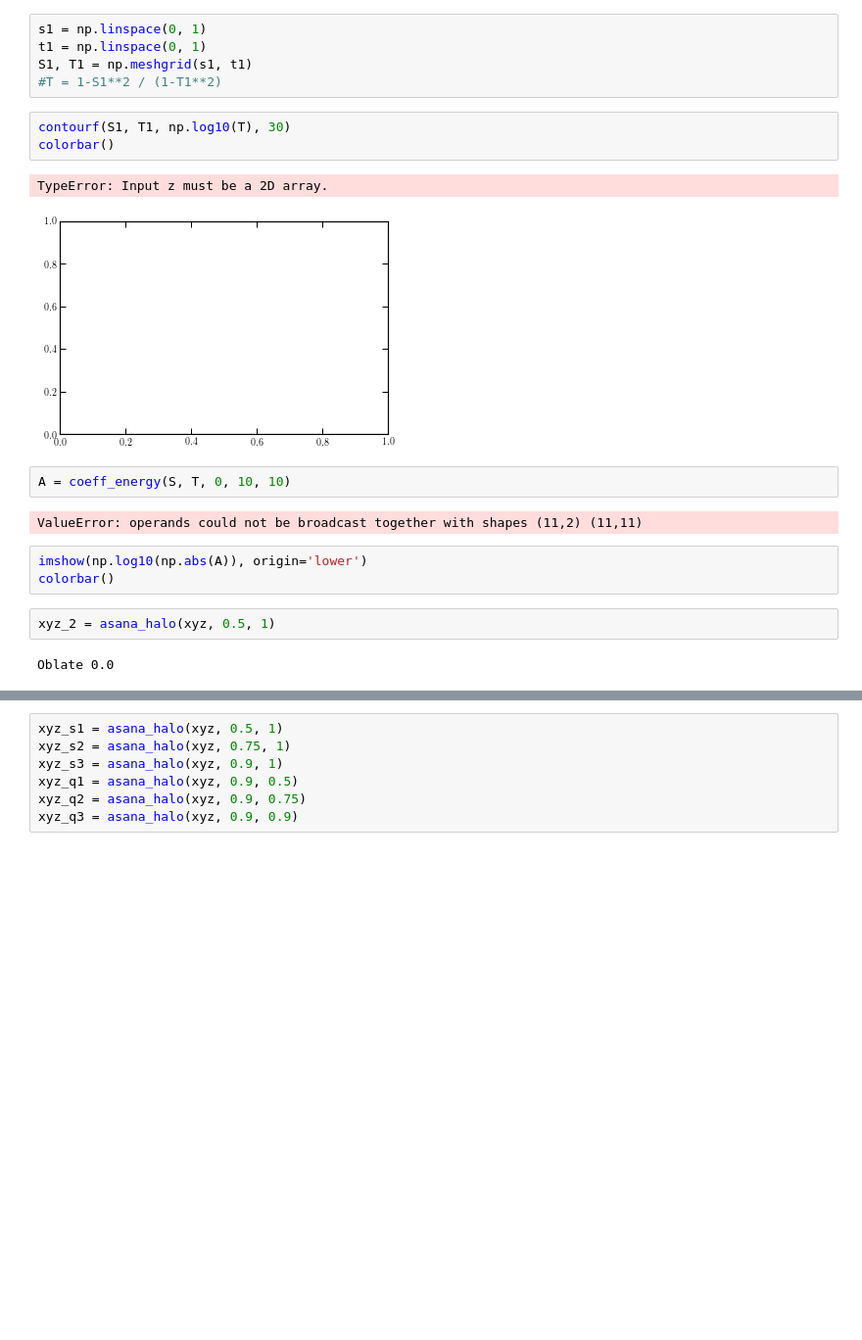
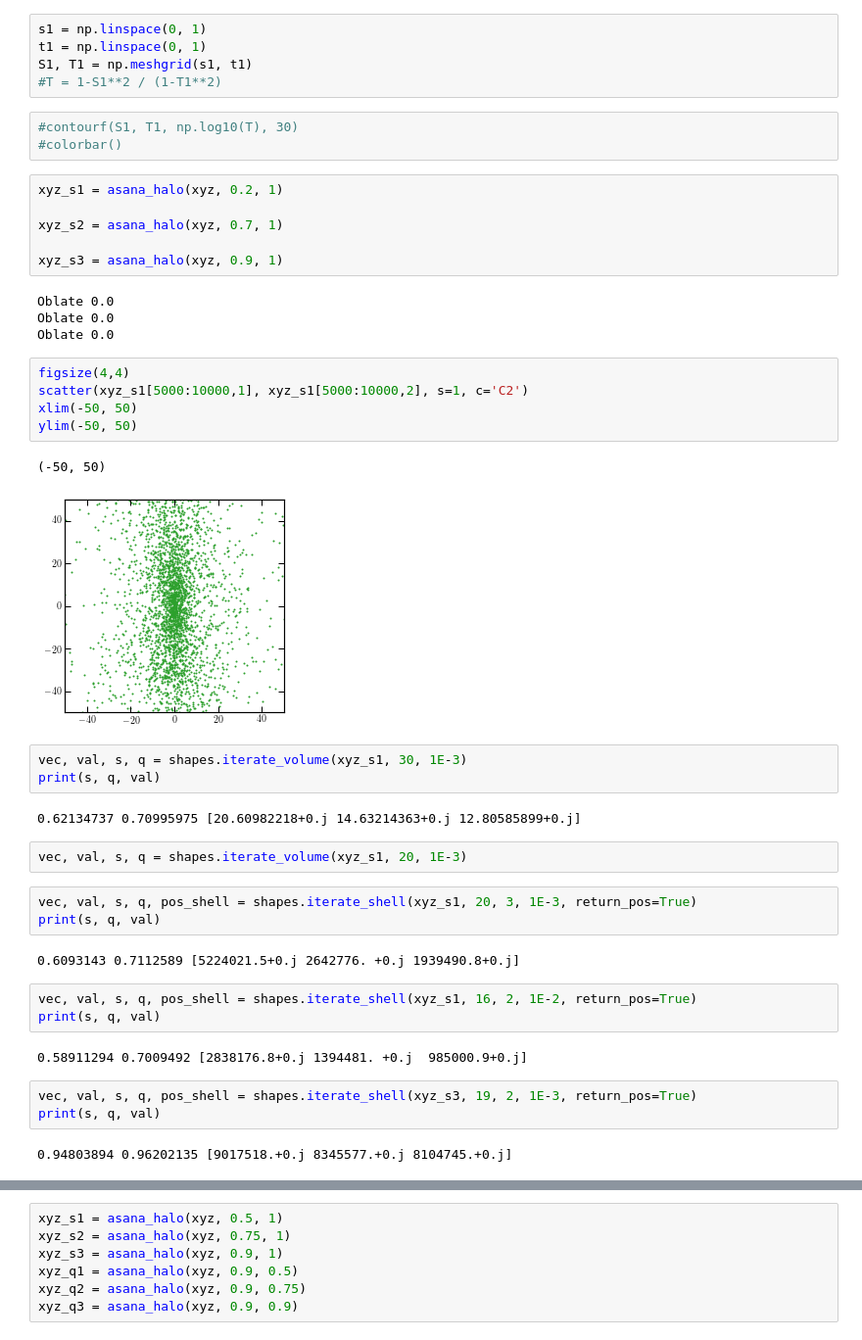
Before and after one commit to jngaravitoc/MW-LMC-SCF, a Jupyter notebook: code/halo_shape/triaxial_halos.ipynb, the cells around one changed output, grey strips where cells are left out. Shown at 98% size. Drawn from its saved outputs; the diff is of its cells as text; blank space fills up the shorter version.

Commit message:
halo shapes tests!

```diff
--- a/code/halo_shape/triaxial_halos.ipynb
+++ b/code/halo_shape/triaxial_halos.ipynb
@@ -198,19 +184,45 @@ t1 = np.linspace(0, 1)
 S1, T1 = np.meshgrid(s1, t1)
 #T = 1-S1**2 / (1-T1**2)
 # %%
-contourf(S1, T1, np.log10(T), 30)
-colorbar()
+#contourf(S1, T1, np.log10(T), 30)
+#colorbar()
-# %% [output]
-TypeError: Input z must be a 2D array.
-[figure, removed]
-# %%
-A = coeff_energy(S, T, 0, 10, 10)
-# %% [output]
-ValueError: operands could not be broadcast together with shapes (11,2) (11,11)
-# %%
-imshow(np.log10(np.abs(A)), origin='lower')
-colorbar()
-# %%
-xyz_2 = asana_halo(xyz, 0.5, 1)
-# %% [output]
-Oblate 0.0
+# %%
+xyz_s1 = asana_halo(xyz, 0.2, 1)
+
+xyz_s2 = asana_halo(xyz, 0.7, 1)
+
+xyz_s3 = asana_halo(xyz, 0.9, 1)
+# %% [output]
+Oblate 0.0
+Oblate 0.0
+Oblate 0.0
+# %%
+figsize(4,4)
+scatter(xyz_s1[5000:10000,1], xyz_s1[5000:10000,2], s=1, c='C2')
+xlim(-50, 50)
+ylim(-50, 50)
+# %% [output]
+(-50, 50)
+[figure, added]
+# %%
+vec, val, s, q = shapes.iterate_volume(xyz_s1, 30, 1E-3)
+print(s, q, val)
+# %% [output]
+0.62134737 0.70995975 [20.60982218+0.j 14.63214363+0.j 12.80585899+0.j]
+# %%
+vec, val, s, q = shapes.iterate_volume(xyz_s1, 20, 1E-3)
+# %%
+vec, val, s, q, pos_shell = shapes.iterate_shell(xyz_s1, 20, 3, 1E-3, return_pos=True)
+print(s, q, val)
+# %% [output]
+0.6093143 0.7112589 [5224021.5+0.j 2642776. +0.j 1939490.8+0.j]
+# %%
+vec, val, s, q, pos_shell = shapes.iterate_shell(xyz_s1, 16, 2, 1E-2, return_pos=True)
+print(s, q, val)
+# %% [output]
+0.58911294 0.7009492 [2838176.8+0.j 1394481. +0.j  985000.9+0.j]
+# %%
+vec, val, s, q, pos_shell = shapes.iterate_shell(xyz_s3, 19, 2, 1E-3, return_pos=True)
+print(s, q, val)
+# %% [output]
+0.94803894 0.96202135 [9017518.+0.j 8345577.+0.j 8104745.+0.j]
```
Also changed, not shown: parts of 14 cells of this notebook.
